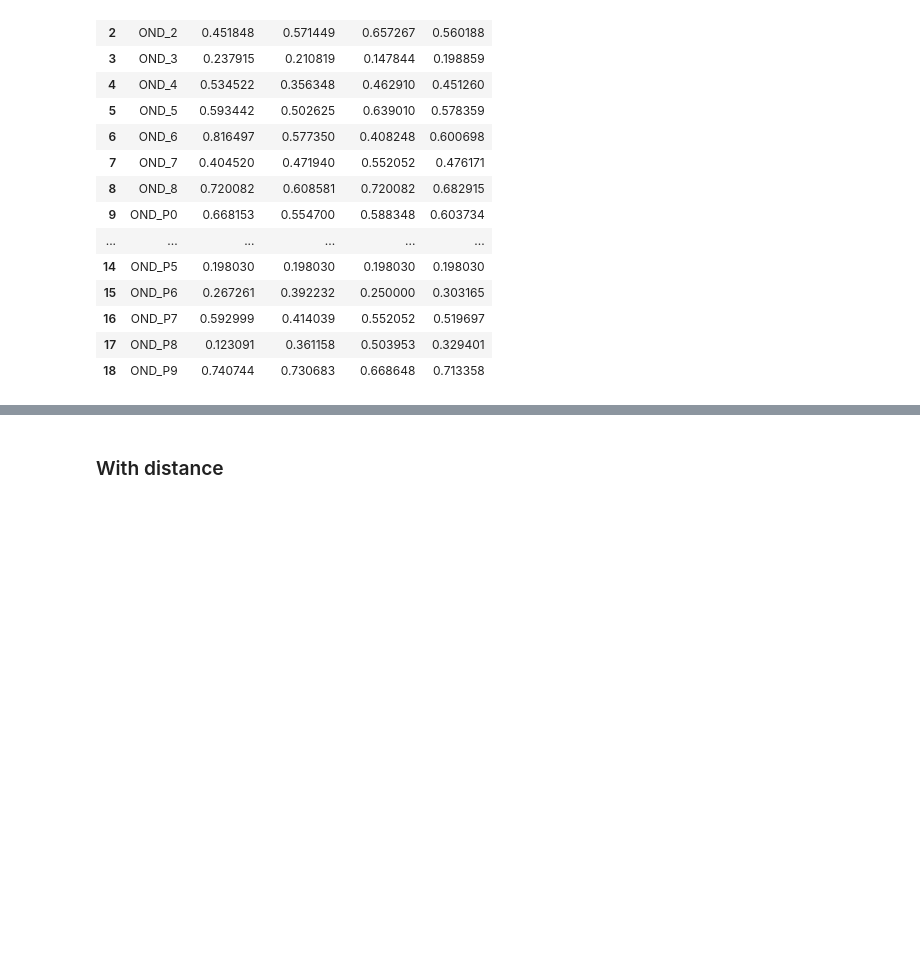
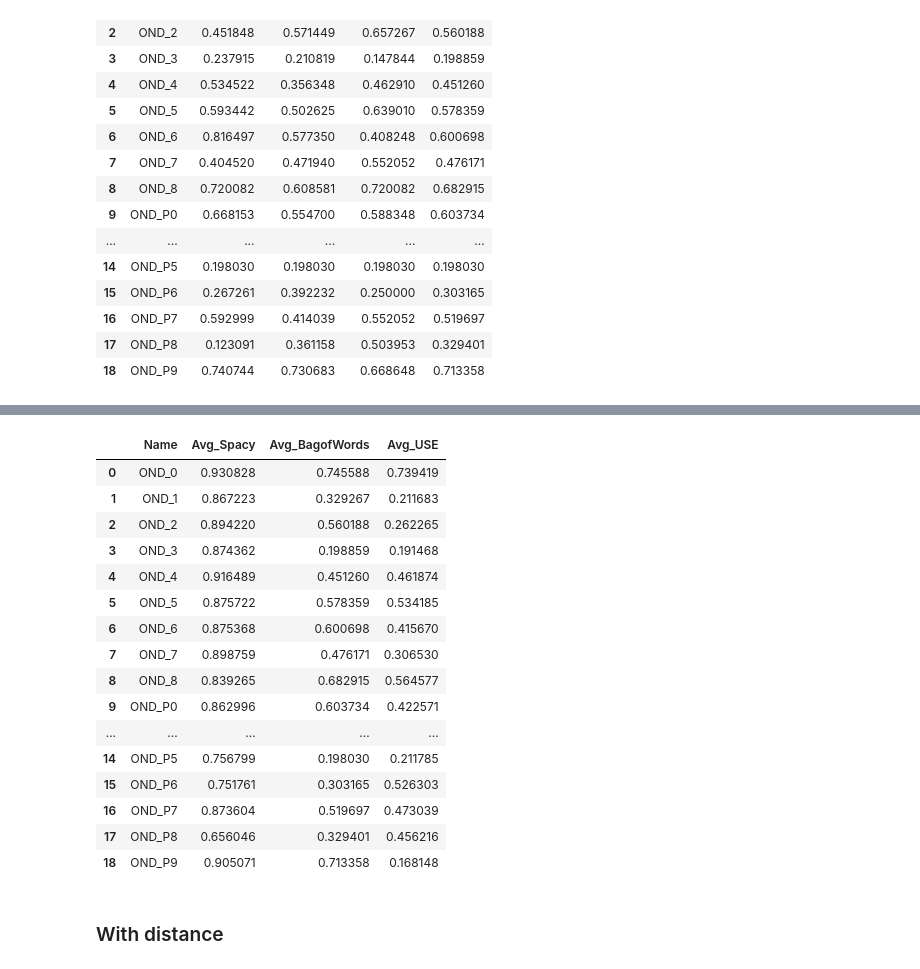
Before and after one commit to frumgiu/SentencesSimilarity, a Jupyter notebook: OutdoorDatasets.ipynb, the cells around one changed output, grey strips where cells are left out. Cells and saved outputs as stored; diff of their text form; code cells hidden in the pictures; blank space fills up the shorter version.

```diff
--- a/OutdoorDatasets.ipynb
+++ b/OutdoorDatasets.ipynb
@@ -81,6 +81,14 @@ def measure_nearest_neighbors(t, k=3):
     results.append({"expected_answer": expected_answer, "nearest_neighbors": nearest_neighbors})
 
   return results
+# %%
+def avg_table(t1, t2, t3):
+    results = pd.DataFrame(columns=['Name', 'Avg_Spacy', 'Avg_BagofWords', 'Avg_USE'])
+    results['Name'] = t1['Name']
+    results['Avg_Spacy'] = t1['Average']
+    results['Avg_BagofWords'] = t2['Average']
+    results['Avg_USE'] = t3['Average']
+    return results
 # %% [markdown]
 ### Without distance
 # %%
@@ -151,6 +159,27 @@ results_use_d1
 | 16 | OND_P7 | 0.501834 | 0.457778 | 0.459504 | 0.473039 |
 | 17 | OND_P8 | 0.381371 | 0.341206 | 0.646070 | 0.456216 |
 | 18 | OND_P9 | 0.114486 | 0.160280 | 0.229676 | 0.168148 |
+# %%
+results_d1 = avg_table(results_spacy_d1, results_bows_d1, results_use_d1)
+results_d1
+# %% [output]
+|  | Name | Avg_Spacy | Avg_BagofWords | Avg_USE |
+| 0 | OND_0 | 0.930828 | 0.745588 | 0.739419 |
+| 1 | OND_1 | 0.867223 | 0.329267 | 0.211683 |
+| 2 | OND_2 | 0.894220 | 0.560188 | 0.262265 |
+| 3 | OND_3 | 0.874362 | 0.198859 | 0.191468 |
+| 4 | OND_4 | 0.916489 | 0.451260 | 0.461874 |
+| 5 | OND_5 | 0.875722 | 0.578359 | 0.534185 |
+| 6 | OND_6 | 0.875368 | 0.600698 | 0.415670 |
+| 7 | OND_7 | 0.898759 | 0.476171 | 0.306530 |
+| 8 | OND_8 | 0.839265 | 0.682915 | 0.564577 |
+| 9 | OND_P0 | 0.862996 | 0.603734 | 0.422571 |
+| ... | ... | ... | ... | ... |
+| 14 | OND_P5 | 0.756799 | 0.198030 | 0.211785 |
+| 15 | OND_P6 | 0.751761 | 0.303165 | 0.526303 |
+| 16 | OND_P7 | 0.873604 | 0.519697 | 0.473039 |
+| 17 | OND_P8 | 0.656046 | 0.329401 | 0.456216 |
+| 18 | OND_P9 | 0.905071 | 0.713358 | 0.168148 |
 # %% [markdown]
 ### With distance
 # %%
```
Also changed, not shown: parts of 2 cells of this notebook, 5 other files.
